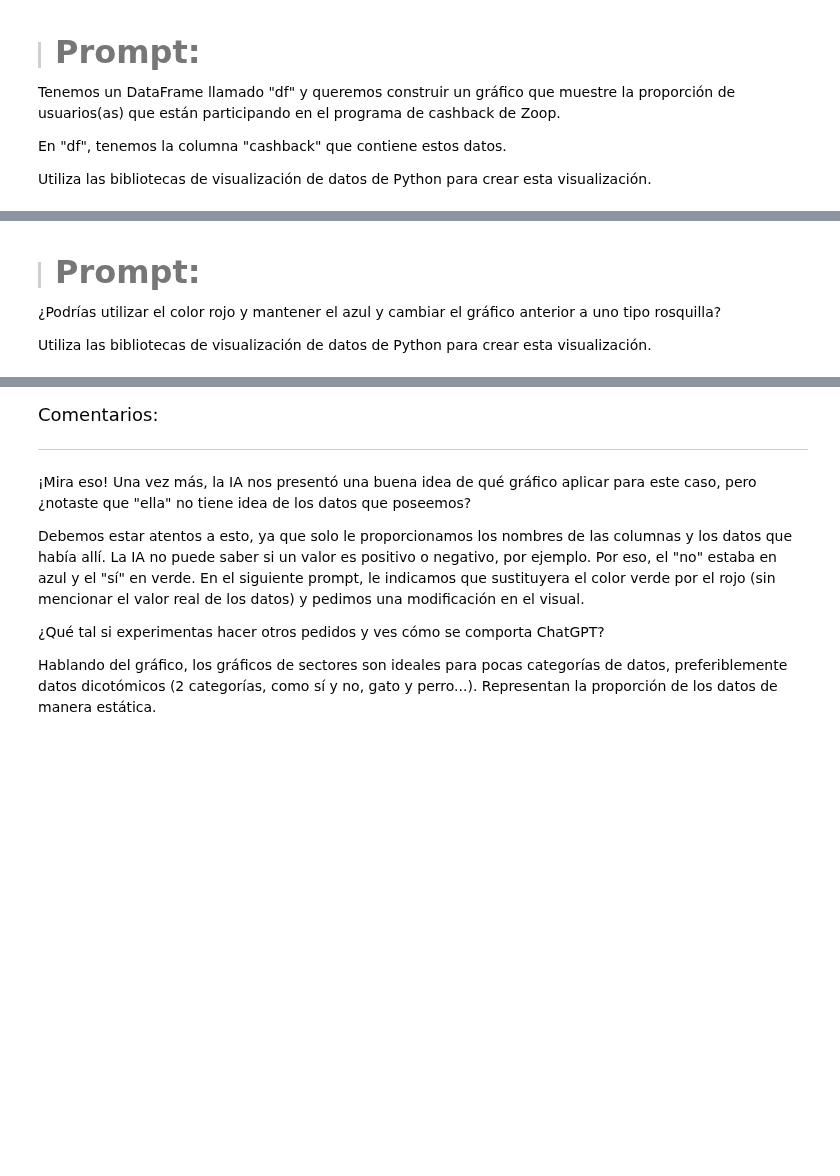
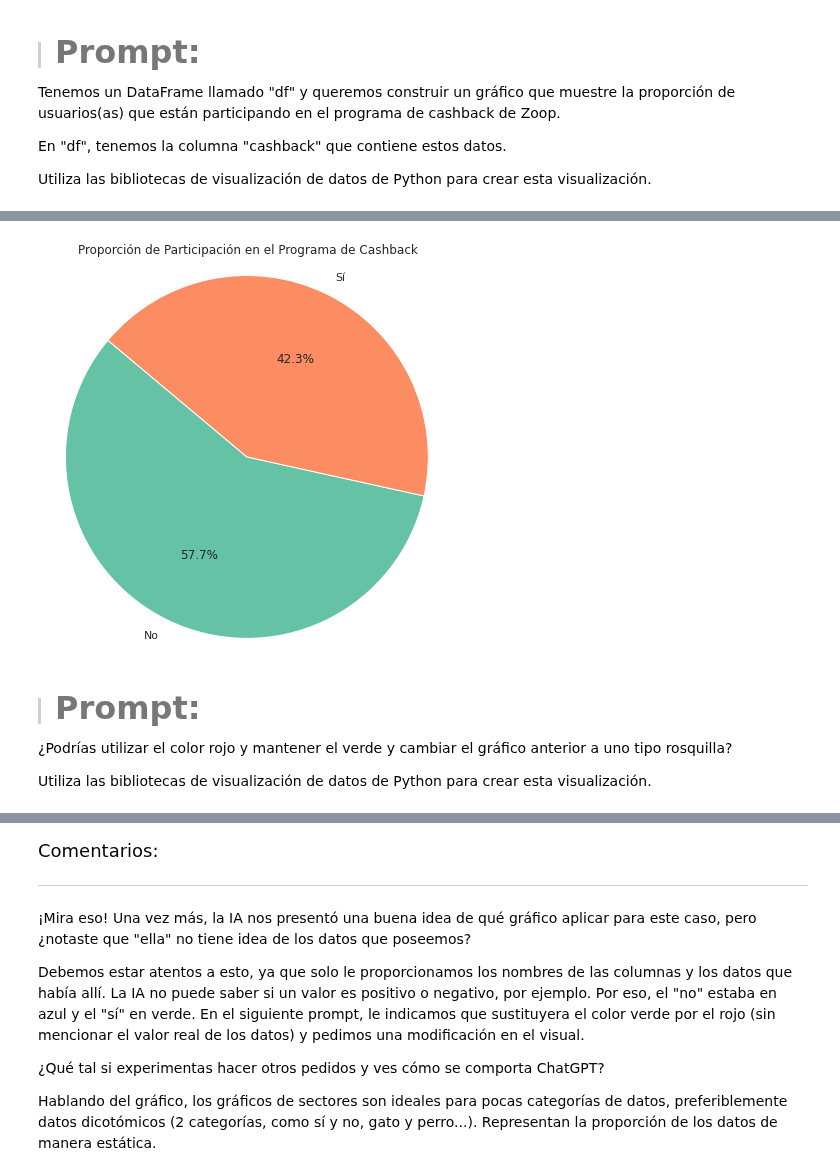
Before and after one commit to jbernalg/ALURA_Data_Science, a Jupyter notebook: ETL/ChatGPT/IA_aplicada_a_ciencia_de_datos.ipynb, the cells around one changed output, grey strips where cells are left out. Saved outputs shown, nothing was run; the diff lists cells and outputs as text; code cells hidden in the pictures; blank space fills up the shorter version.

```diff
--- a/ETL/ChatGPT/IA_aplicada_a_ciencia_de_datos.ipynb
+++ b/ETL/ChatGPT/IA_aplicada_a_ciencia_de_datos.ipynb
@@ -886,6 +878,28 @@ Utiliza las bibliotecas de visualización de datos de Python para crear esta vis
+# %%
+# Contar participación en el programa de cashback
+cashback_counts = df['cashback'].value_counts().reset_index()
+cashback_counts.columns = ['participa', 'cantidad']
+
+# Colores personalizados
+colores = ['#66c2a5', '#fc8d62']
+
+# Crear gráfico de pastel
+plt.figure(figsize=(6, 6))
+plt.pie(cashback_counts['cantidad'],
+        labels=cashback_counts['participa'],
+        autopct='%1.1f%%',
+        startangle=140,
+        colors=colores)
+
+plt.title('Proporción de Participación en el Programa de Cashback')
+plt.axis('equal')  # Círculo perfecto
+plt.tight_layout()
+plt.show()
+# %% [output]
+[figure, added]
 # %% [markdown]
 > #### <strong><font color="7b71ff" size =6>Prompt:</font></strong>
 
-¿Podrías utilizar el color rojo y mantener el azul y cambiar el gráfico anterior a uno tipo rosquilla?
+¿Podrías utilizar el color rojo y mantener el verde y cambiar el gráfico anterior a uno tipo rosquilla?
 
 Utiliza las bibliotecas de visualización de datos de Python para crear esta visualización.
```
Also changed, not shown: parts of 2 cells of this notebook.
